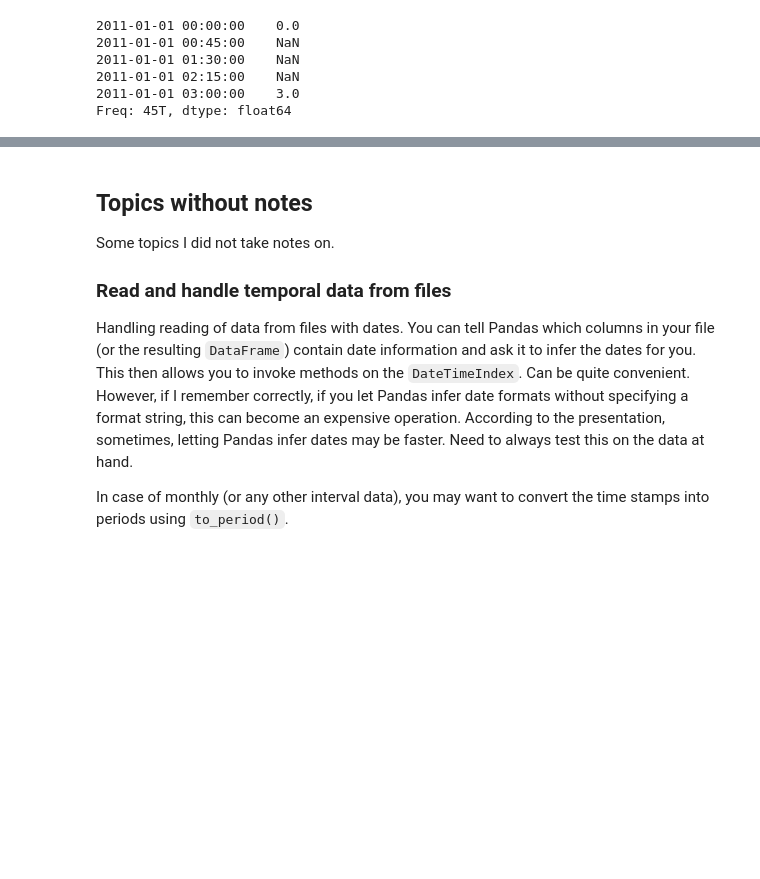
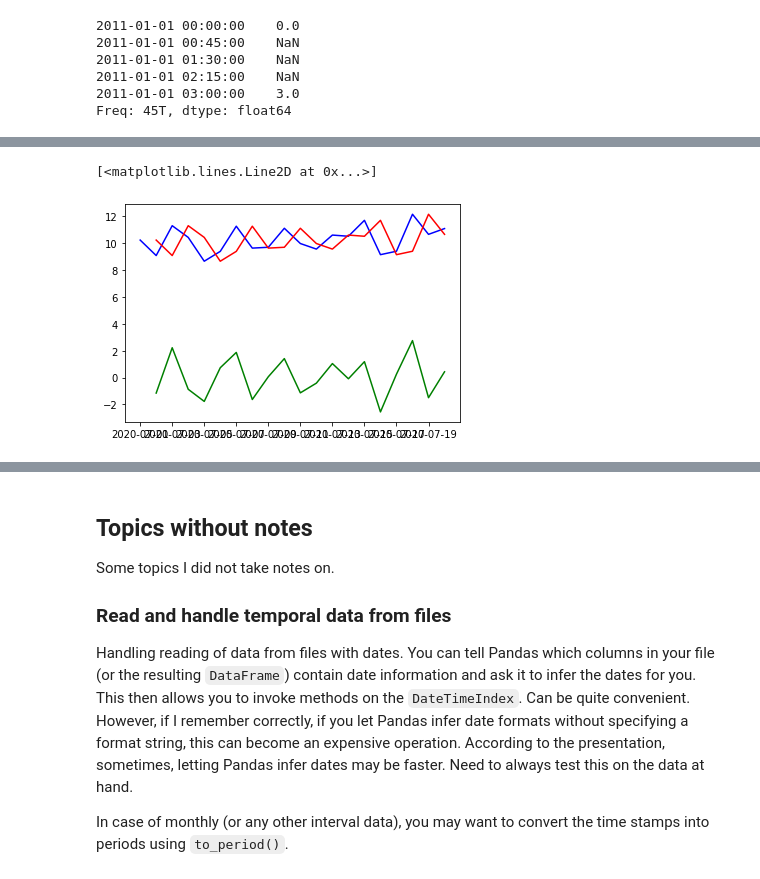
Before and after one commit to drbwa/timeserieseda, a Jupyter notebook: pycon2017/pycon2017-1.ipynb, the cells around one changed output, grey strips where cells are left out. Cells and saved outputs as stored; diff of their text form; code cells hidden in the pictures; blank space fills up the shorter version.

```diff
--- a/pycon2017/pycon2017-1.ipynb
+++ b/pycon2017/pycon2017-1.ipynb
@@ -341,0 +399,3 @@ Freq: 45T, dtype: float64
+# %%
+ts = pd.Series(np.random.randn(20) + 10, pd.date_range("2020-07-01", freq="D", periods=20))
+ts_lagged = ts.shift()  # will shift all values by one index and lose the last value
@@ -341,0 +440,7 @@ Freq: 45T, dtype: float64
+# %%
+plt.plot(ts, color="blue")
+plt.plot(ts_lagged, color="red")
+plt.plot(ts - ts_lagged, color="green")
+# %% [output]
+[<matplotlib.lines.Line2D at 0x...>]
+[figure, added]
```
Also changed, not shown: parts of 36 cells of this notebook.
